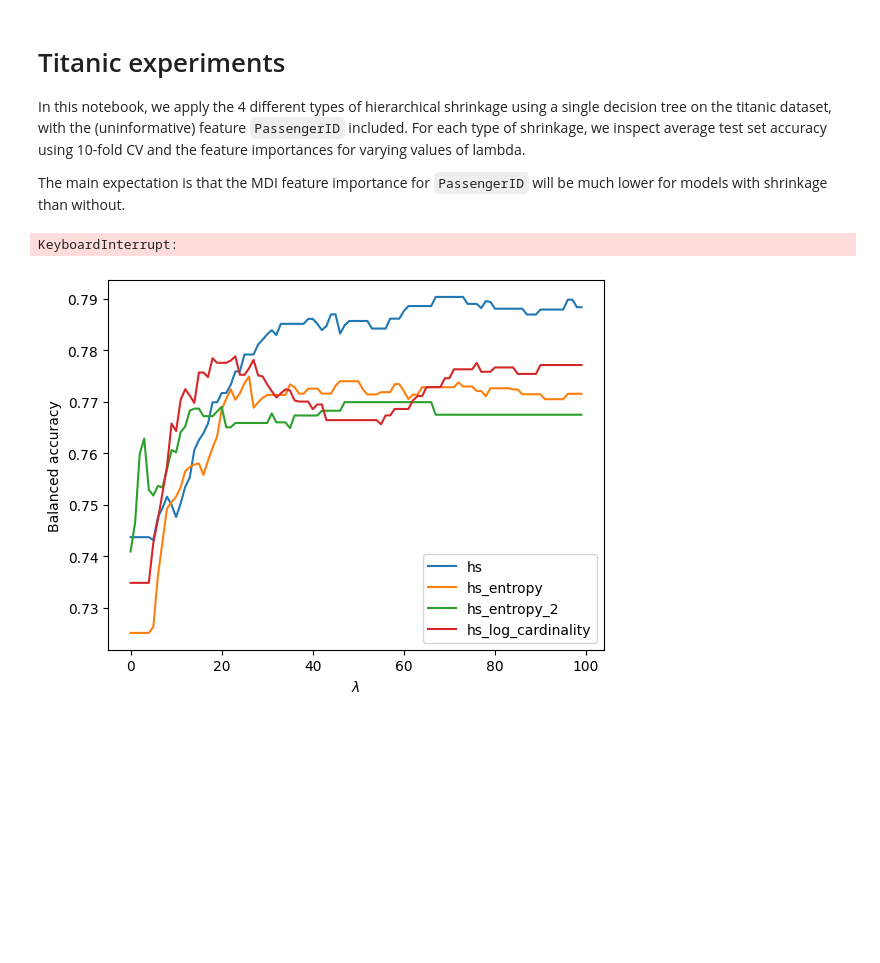
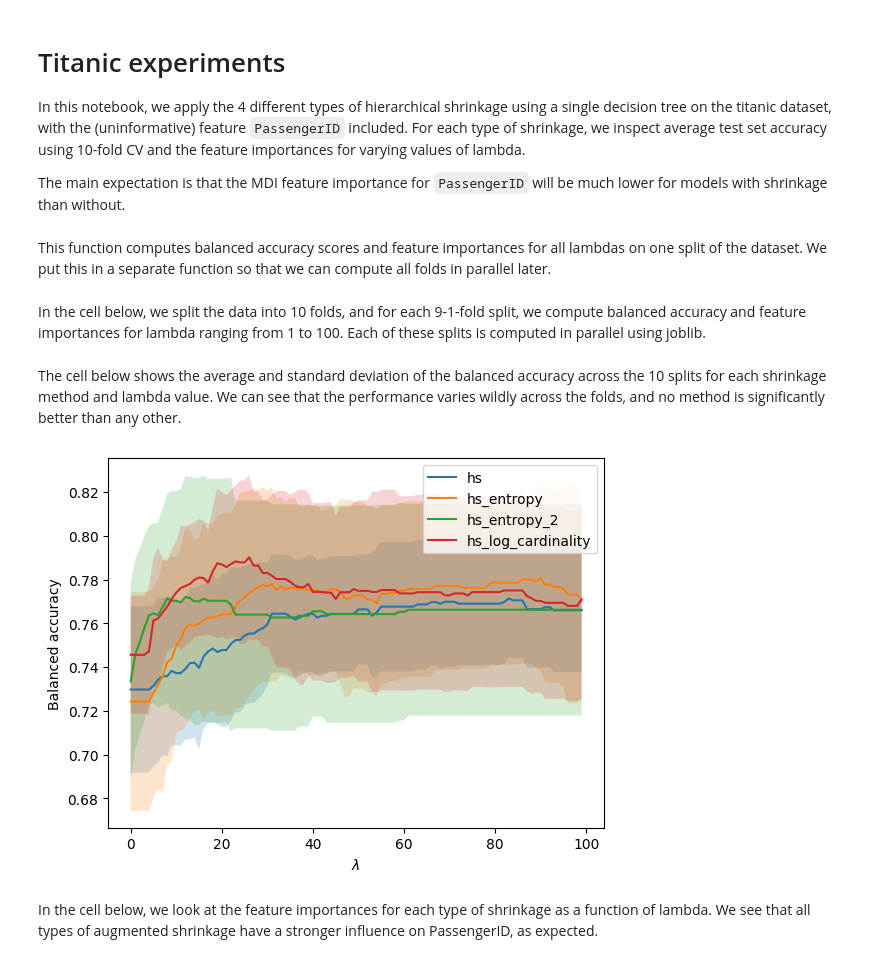
Before and after one commit to markusloecher/AugmentedHierarchicalShrinkage, a Jupyter notebook: arne/titanic_passengerid.ipynb, the cells around one changed output. Cells and saved outputs as stored; diff of their text form; code cells hidden in the pictures; blank space fills up the shorter version.

```diff
--- a/arne/titanic_passengerid.ipynb
+++ b/arne/titanic_passengerid.ipynb
@@ -12,64 +12,55 @@ import pandas as pd
 import numpy as np
 import matplotlib.pyplot as plt
 from joblib import Parallel, delayed
-# %%
-"""
-The old way: using sklearn cross-validation. This needlessly retrains the model
-many more times than necessary.
-"""
-X_df, y_df = preprocess(pd.read_csv("../raw_data/titanic/titanic_train.csv"))
-lmbs = np.arange(0, 100, 1)
-scores = {}
-importances = {}
-for shrink_mode in ["hs", "hs_entropy", "hs_entropy_2", "hs_log_cardinality"]:
-    scores[shrink_mode] = []
-    importances[shrink_mode] = []
-    for lmb in lmbs:
-        clf = ShrinkageClassifier(shrink_mode=shrink_mode, lmb=lmb)
-        scores[shrink_mode].append(
-            cross_val_score(clf, X_df.values, y_df.values, cv=10, n_jobs=-1,
-                            scoring="balanced_accuracy").mean())
-        clf.fit(X_df, y_df)
-        importances[shrink_mode].append(clf.estimator_.feature_importances_)
-    importances[shrink_mode] = np.vstack(importances[shrink_mode])
-# %% [output]
-KeyboardInterrupt:
+# %% [markdown]
+This function computes balanced accuracy scores and feature importances for all lambdas on one split of the dataset. We put this in a separate function so that we can compute all folds in parallel later.
 # %%
 def compute_scores_single_fold(train_index, test_index, X, y, lmbs, shrink_mode):
     scores = []
+    importances = []
+
     clf = ShrinkageClassifier(shrink_mode=shrink_mode)
     clf.fit(X[train_index], y[train_index])
     for lmb in lmbs:
         clf.set_shrink_params(X[train_index], shrink_mode=shrink_mode, lmb=lmb)
         scores.append(balanced_accuracy_score(y[test_index], clf.predict(X[test_index])))
-    return scores
+        importances.append(clf.estimator_.feature_importances_)
+    return scores, importances
+# %% [markdown]
+In the cell below, we split the data into 10 folds, and for each 9-1-fold split, we compute balanced accuracy and feature importances for lambda ranging from 1 to 100. Each of these splits is computed in parallel using joblib.
 # %%
-"""
-The new way: using a custom cross-validation. This is much faster.
-Using joblib to parallelize the cross-validation (this is also what sklearn
-does internally, without parallelization this approach is slower than sklearn).
-"""
 X_df, y_df = preprocess(pd.read_csv("../raw_data/titanic/titanic_train.csv"))
 lmbs = np.arange(0, 100, 1)
 scores = {}
 importances = {}
 for shrink_mode in ["hs", "hs_entropy", "hs_entropy_2", "hs_log_cardinality"]:
     cv = KFold(n_splits=10, shuffle=True)
-    shrink_mode_scores = Parallel(n_jobs=-1)(
+    results = Parallel(n_jobs=-1)(
         delayed(compute_scores_single_fold)(
             train_index, test_index, X_df.values, y_df.values, lmbs, shrink_mode)
             for train_index, test_index in cv.split(X_df.values))
-    shrink_mode_scores = np.vstack(shrink_mode_scores)
-    scores[shrink_mode] = np.average(shrink_mode_scores, axis=0)
+    shrink_mode_scores = np.vstack([result[0] for result in results])
+    shrink_mode_importances = np.array([result[1] for result in results])
+    scores[shrink_mode] = shrink_mode_scores
+    importances[shrink_mode] = shrink_mode_importances
+    #scores[shrink_mode] = np.average(shrink_mode_scores, axis=0)
+    #importances[shrink_mode] = np.average(shrink_mode_importances, axis=0)
+# %% [markdown]
+The cell below shows the average and standard deviation of the balanced accuracy across the 10 splits for each shrinkage method and lambda value. We can see that the performance varies wildly across the folds, and no method is significantly better than any other.
 # %%
 for key in scores:
-    plt.plot(lmbs, scores[key], label=key)
+    avg = np.average(scores[key], axis=0)
+    std = np.std(scores[key], axis=0)
+    plt.plot(lmbs, avg, label=key)
+    plt.fill_between(lmbs, avg-std, avg+std, alpha=0.2)
 plt.legend()
 plt.xlabel("$\lambda$")
 plt.ylabel("Balanced accuracy")
 plt.show()
 # %% [output]
-[figure, old version]
+[figure, new version]
+# %% [markdown]
+In the cell below, we look at the feature importances for each type of shrinkage as a function of lambda. We see that all types of augmented shrinkage have a stronger influence on PassengerID, as expected.
 # %%
 for key in importances:
     line_objects = plt.plot(lmbs, importances[key])
```
Also changed, not shown: parts of 2 cells of this notebook, 3 other files.
